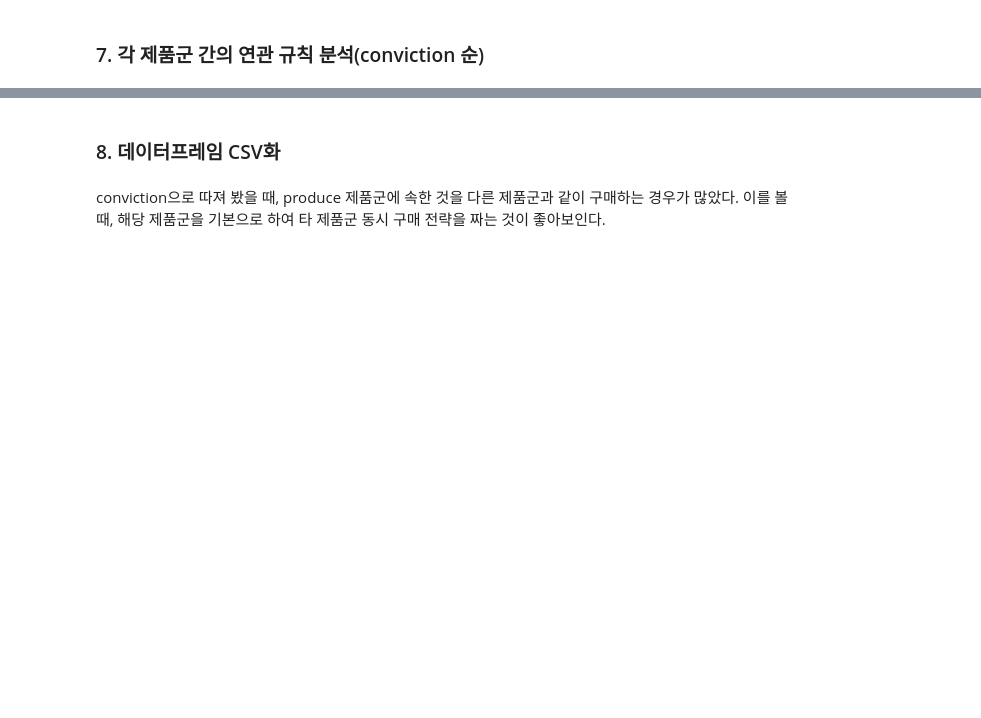
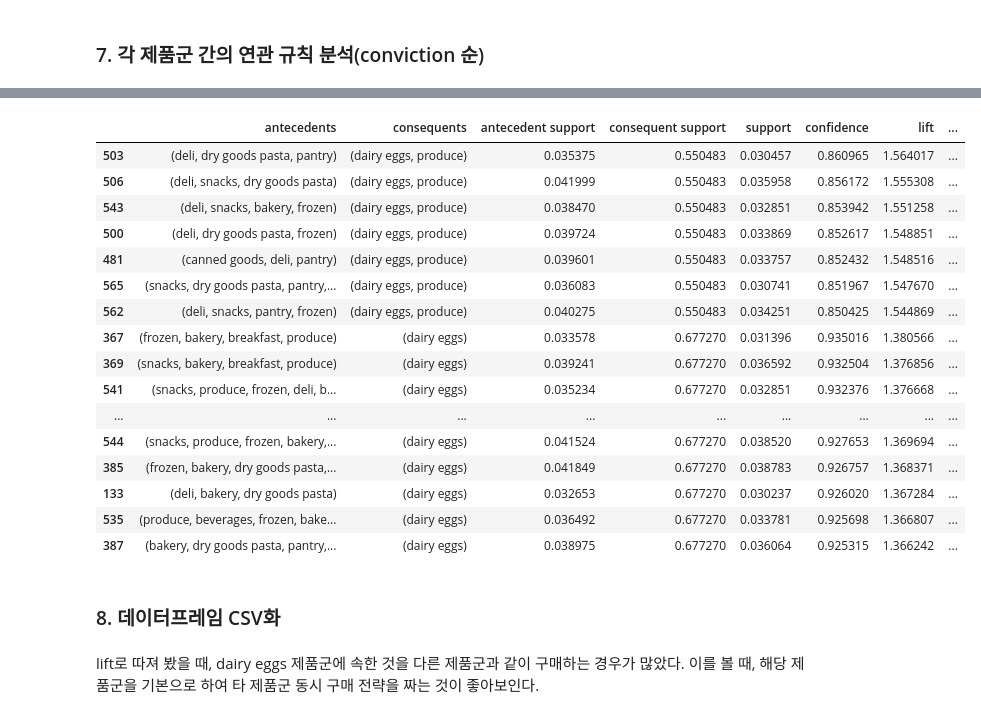
Before and after one commit to deokwoo-han/abc, a Jupyter notebook: 10_06_project3.ipynb, the cells around one changed output, grey strips where cells are left out. Drawn from its saved outputs; the diff is of its cells as text; code cells hidden in the pictures; blank space fills up the shorter version.

```diff
--- a/10_06_project3.ipynb
+++ b/10_06_project3.ipynb
@@ -141,7 +143,28 @@ df2_2
 566 rows × 9 columns
+# %%
+rules_final = df2_2.sort_values('lift', ascending=False)
+rules_final.head(20)
+# %% [output]
+|  | antecedents | consequents | antecedent support | consequent support | support | confidence | lift | ... |
+| 503 | (deli, dry goods pasta, pantry) | (dairy eggs, produce) | 0.035375 | 0.550483 | 0.030457 | 0.860965 | 1.564017 | ... |
+| 506 | (deli, snacks, dry goods pasta) | (dairy eggs, produce) | 0.041999 | 0.550483 | 0.035958 | 0.856172 | 1.555308 | ... |
+| 543 | (deli, snacks, bakery, frozen) | (dairy eggs, produce) | 0.038470 | 0.550483 | 0.032851 | 0.853942 | 1.551258 | ... |
+| 500 | (deli, dry goods pasta, frozen) | (dairy eggs, produce) | 0.039724 | 0.550483 | 0.033869 | 0.852617 | 1.548851 | ... |
+| 481 | (canned goods, deli, pantry) | (dairy eggs, produce) | 0.039601 | 0.550483 | 0.033757 | 0.852432 | 1.548516 | ... |
+| 565 | (snacks, dry goods pasta, pantry,... | (dairy eggs, produce) | 0.036083 | 0.550483 | 0.030741 | 0.851967 | 1.547670 | ... |
+| 562 | (deli, snacks, pantry, frozen) | (dairy eggs, produce) | 0.040275 | 0.550483 | 0.034251 | 0.850425 | 1.544869 | ... |
+| 367 | (frozen, bakery, breakfast, produce) | (dairy eggs) | 0.033578 | 0.677270 | 0.031396 | 0.935016 | 1.380566 | ... |
+| 369 | (snacks, bakery, breakfast, produce) | (dairy eggs) | 0.039241 | 0.677270 | 0.036592 | 0.932504 | 1.376856 | ... |
+| 541 | (snacks, produce, frozen, deli, b... | (dairy eggs) | 0.035234 | 0.677270 | 0.032851 | 0.932376 | 1.376668 | ... |
+| ... | ... | ... | ... | ... | ... | ... | ... | ... |
+| 544 | (snacks, produce, frozen, bakery,... | (dairy eggs) | 0.041524 | 0.677270 | 0.038520 | 0.927653 | 1.369694 | ... |
+| 385 | (frozen, bakery, dry goods pasta,... | (dairy eggs) | 0.041849 | 0.677270 | 0.038783 | 0.926757 | 1.368371 | ... |
+| 133 | (deli, bakery, dry goods pasta) | (dairy eggs) | 0.032653 | 0.677270 | 0.030237 | 0.926020 | 1.367284 | ... |
+| 535 | (produce, beverages, frozen, bake... | (dairy eggs) | 0.036492 | 0.677270 | 0.033781 | 0.925698 | 1.366807 | ... |
+| 387 | (bakery, dry goods pasta, pantry,... | (dairy eggs) | 0.038975 | 0.677270 | 0.036064 | 0.925315 | 1.366242 | ... |
 # %% [markdown]
 ### 8. 데이터프레임 CSV화
 # %%
 df2_2.to_csv('sample2.csv')
 # %% [markdown]
-conviction으로 따져 봤을 때, produce 제품군에 속한 것을 다른 제품군과 같이 구매하는 경우가 많았다. 이를 볼 때, 해당 제품군을 기본으로 하여 타 제품군 동시 구매 전략을 짜는 것이 좋아보인다.
+lift로 따져 봤을 때, dairy eggs 제품군에 속한 것을 다른 제품군과 같이 구매하는 경우가 많았다. 이를 볼 때, 해당 제품군을 기본으로 하여 타 제품군 동시 구매 전략을 짜는 것이 좋아보인다.
```
Also changed, not shown: parts of 4 cells of this notebook.
